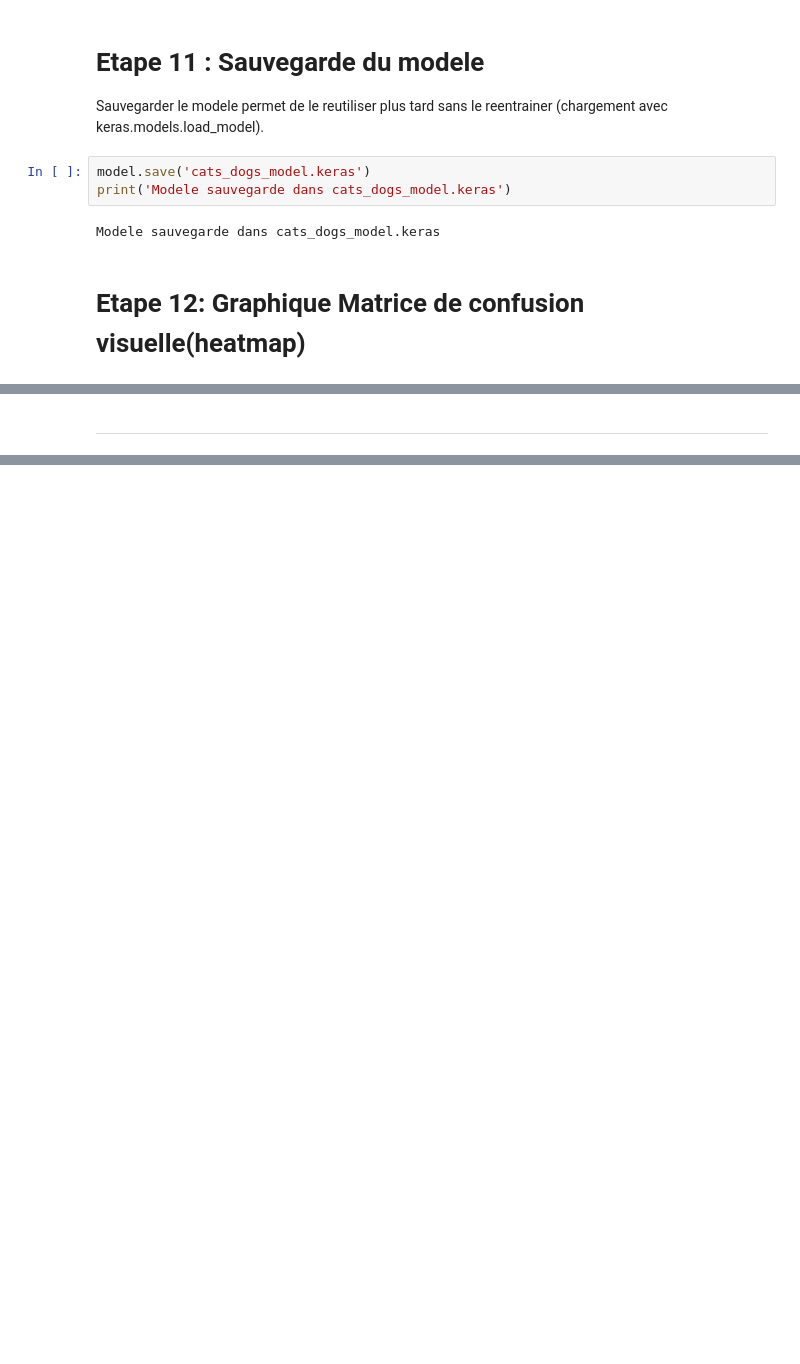
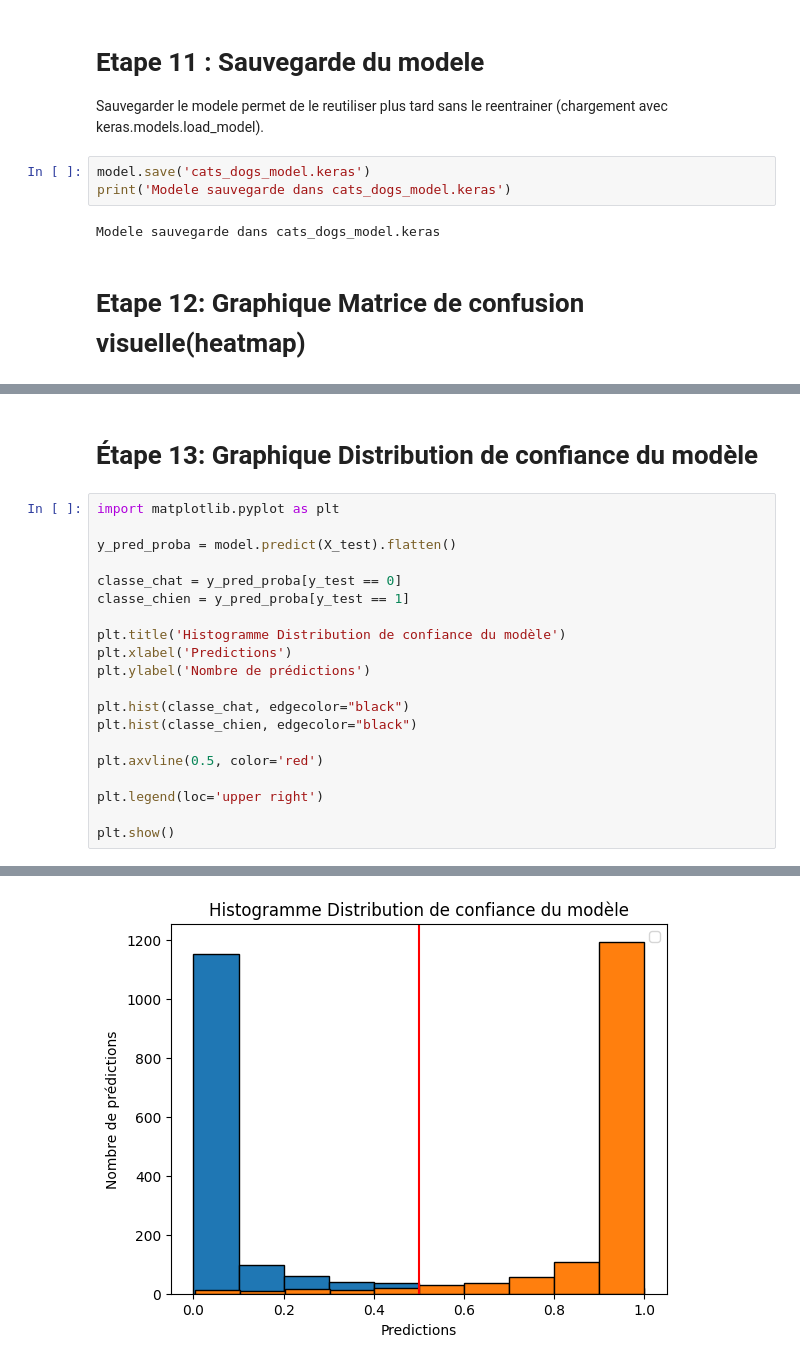
Before and after one commit to BarbaraEstimable/Projet1, a Jupyter notebook: cats_vs_dogs.ipynb, the cells around one changed output, grey strips where cells are left out. Drawn from its saved outputs; the diff is of its cells as text; blank space fills up the shorter version.

```diff
--- a/cats_vs_dogs.ipynb
+++ b/cats_vs_dogs.ipynb
@@ -363,2 +363,23 @@ sb = sns.heatmap(cf_matrix, annot=True, fmt='d', xticklabels= titles, yticklabel
-# %% [markdown]
----
+# %% [markdown]
+# Étape 13: Graphique Distribution de confiance du modèle
+# %%
+import matplotlib.pyplot as plt
+
+y_pred_proba = model.predict(X_test).flatten()
+
+classe_chat = y_pred_proba[y_test == 0]
+classe_chien = y_pred_proba[y_test == 1]
+
+plt.title('Histogramme Distribution de confiance du modèle')
+plt.xlabel('Predictions')
+plt.ylabel('Nombre de prédictions')
+
+plt.hist(classe_chat, edgecolor="black")
+plt.hist(classe_chien, edgecolor="black")
+
+plt.axvline(0.5, color='red')
+
+plt.legend(loc='upper right')
+
+plt.show()
+# %% [output]
@@ -364,0 +387 @@ sb = sns.heatmap(cf_matrix, annot=True, fmt='d', xticklabels= titles, yticklabel
+[figure, added]
```
Also changed, not shown: parts of 10 cells of this notebook.
